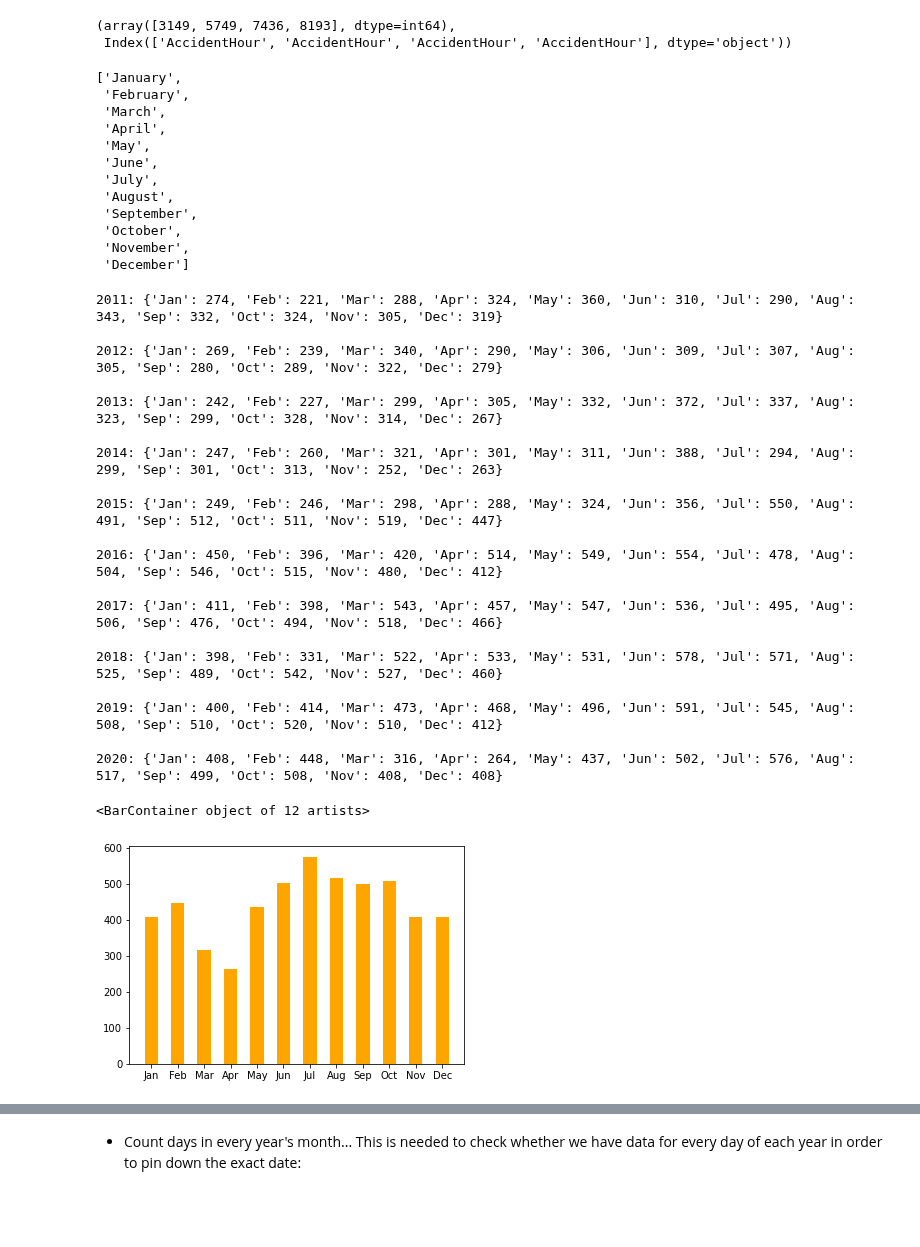
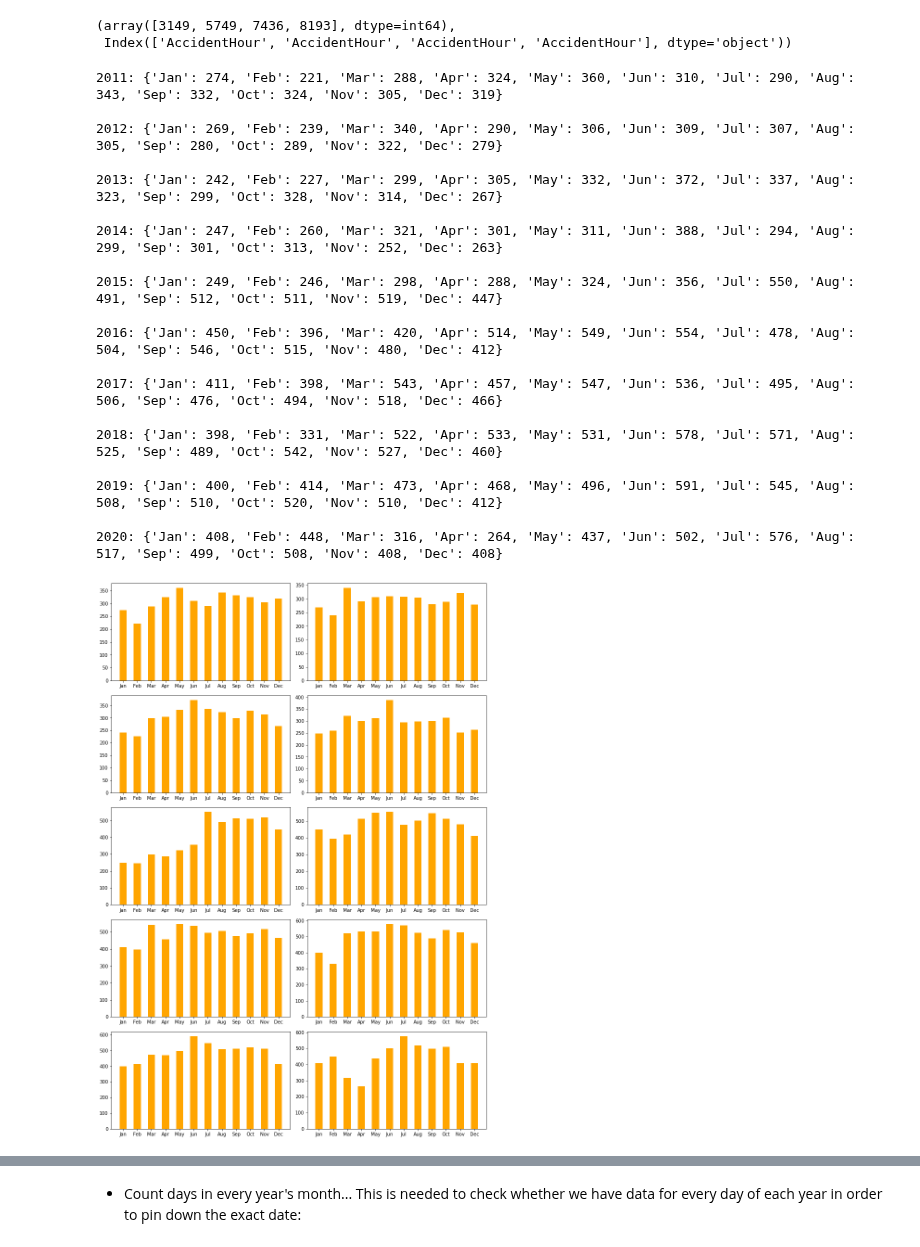
Before and after one commit to Antonio-226/Big-Data-Analytics-Group-Project, a Jupyter notebook: Preprocessing_Accidents.ipynb, the cells around one changed output, grey strips where cells are left out. Drawn from its saved outputs; the diff is of its cells as text; code cells hidden in the pictures; blank space fills up the shorter version.

Commit message:
Started adding visualizations

```diff
--- a/Preprocessing_Accidents.ipynb
+++ b/Preprocessing_Accidents.ipynb
@@ -109,66 +109,50 @@ idx, df_accidents.columns[idy]
 # %% [output]
 (array([3149, 5749, 7436, 8193], dtype=int64),
  Index(['AccidentHour', 'AccidentHour', 'AccidentHour', 'AccidentHour'], dtype='object'))
-# %%
-months_number = []
-for i in months:
-    months_number.append(calendar.month_name[i])
-# %%
-months_number
-# %% [output]
-['January',
- 'February',
- 'March',
- 'April',
- 'May',
- 'June',
- 'July',
- 'August',
- 'September',
- 'October',
- 'November',
- 'December']
 # %%
 #counting entries in every year's months:
 
 years = np.arange(2011,2021,1).tolist()
 months = np.arange(1,13,1).tolist()
+
+fig = plt.figure(figsize=(12,20))
 
 for j in years:
 
     dict_ = {}
 
     for i in months:
         row_dim = df_accidents[(df_accidents['AccidentYear'] == j) & (df_accidents['AccidentMonth'] == i)].shape[0]
         months_name = calendar.month_name[i]
         dict_[months_name[:3]] = row_dim
+    plt.subplot(6,2,j-2010)
+    fig.tight_layout()
+    plt.bar(dict_.keys(), dict_.values(), width = 0.5, color='orange')
 
     print('{}:'.format(j), dict_)
     print('')
 # %% [output]
 2011: {'Jan': 274, 'Feb': 221, 'Mar': 288, 'Apr': 324, 'May': 360, 'Jun': 310, 'Jul': 290, 'Aug': 343, 'Sep': 332, 'Oct': 324, 'Nov': 305, 'Dec': 319}
 
 2012: {'Jan': 269, 'Feb': 239, 'Mar': 340, 'Apr': 290, 'May': 306, 'Jun': 309, 'Jul': 307, 'Aug': 305, 'Sep': 280, 'Oct': 289, 'Nov': 322, 'Dec': 279}
 
 2013: {'Jan': 242, 'Feb': 227, 'Mar': 299, 'Apr': 305, 'May': 332, 'Jun': 372, 'Jul': 337, 'Aug': 323, 'Sep': 299, 'Oct': 328, 'Nov': 314, 'Dec': 267}
 
 2014: {'Jan': 247, 'Feb': 260, 'Mar': 321, 'Apr': 301, 'May': 311, 'Jun': 388, 'Jul': 294, 'Aug': 299, 'Sep': 301, 'Oct': 313, 'Nov': 252, 'Dec': 263}
 
 2015: {'Jan': 249, 'Feb': 246, 'Mar': 298, 'Apr': 288, 'May': 324, 'Jun': 356, 'Jul': 550, 'Aug': 491, 'Sep': 512, 'Oct': 511, 'Nov': 519, 'Dec': 447}
 
 2016: {'Jan': 450, 'Feb': 396, 'Mar': 420, 'Apr': 514, 'May': 549, 'Jun': 554, 'Jul': 478, 'Aug': 504, 'Sep': 546, 'Oct': 515, 'Nov': 480, 'Dec': 412}
 
 2017: {'Jan': 411, 'Feb': 398, 'Mar': 543, 'Apr': 457, 'May': 547, 'Jun': 536, 'Jul': 495, 'Aug': 506, 'Sep': 476, 'Oct': 494, 'Nov': 518, 'Dec': 466}
 
 2018: {'Jan': 398, 'Feb': 331, 'Mar': 522, 'Apr': 533, 'May': 531, 'Jun': 578, 'Jul': 571, 'Aug': 525, 'Sep': 489, 'Oct': 542, 'Nov': 527, 'Dec': 460}
 
 2019: {'Jan': 400, 'Feb': 414, 'Mar': 473, 'Apr': 468, 'May': 496, 'Jun': 591, 'Jul': 545, 'Aug': 508, 'Sep': 510, 'Oct': 520, 'Nov': 510, 'Dec': 412}
 
 2020: {'Jan': 408, 'Feb': 448, 'Mar': 316, 'Apr': 264, 'May': 437, 'Jun': 502, 'Jul': 576, 'Aug': 517, 'Sep': 499, 'Oct': 508, 'Nov': 408, 'Dec': 408}
+[figure, added]
 # %%
 import matplotlib.pyplot as plt
 # %%
 plt.bar(dict_.keys(), dict_.values(), width = 0.5, color='orange')
-# %% [output]
-<BarContainer object of 12 artists>
-[figure, removed]
```
Also changed, not shown: parts of 2 cells of this notebook.
